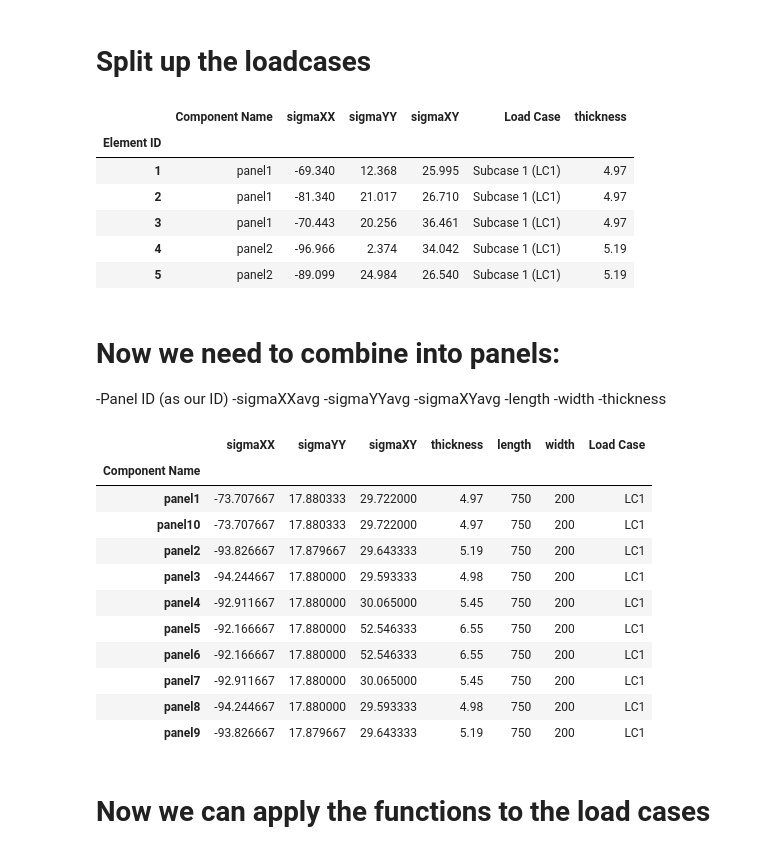
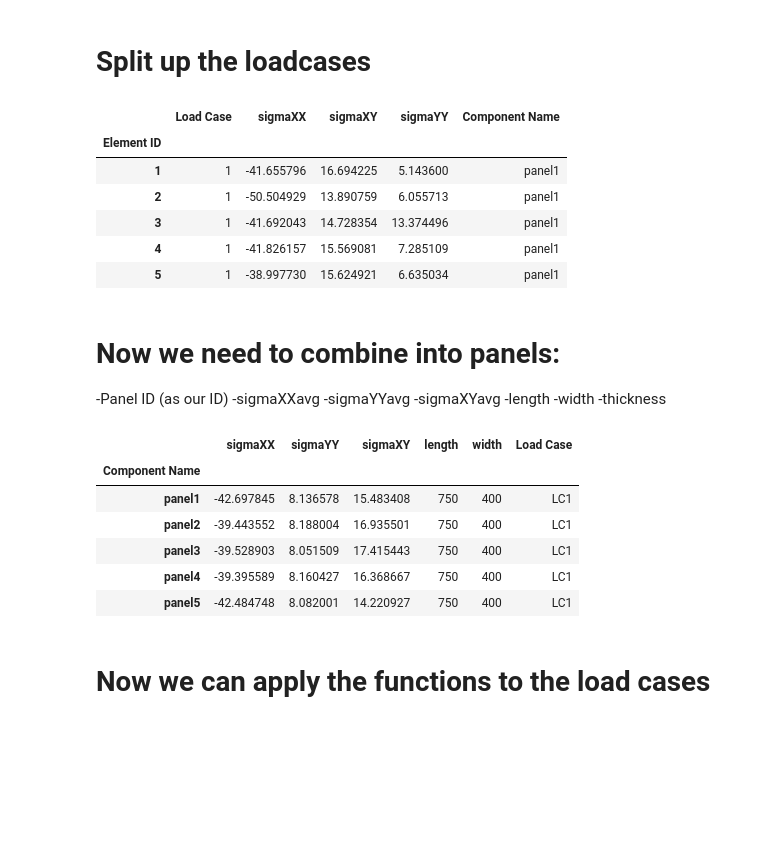
Before and after one commit to fabianober/tum-ase-project-2025-2, a Jupyter notebook: Notebooks/task_1e.ipynb, the cells around one changed output. Saved outputs shown, nothing was run; the diff lists cells and outputs as text; code cells hidden in the pictures; blank space fills up the shorter version.

Commit message:
Prepared the panel buckling

```diff
--- a/Notebooks/task_1e.ipynb
+++ b/Notebooks/task_1e.ipynb
@@ -30,12 +31,17 @@ rounding_digits = int(config['DEFAULT']['rounding_digits'])
 # Constants (Changed based on your data)
 # %%
 personal_data = personal_data_provider(name)
-sigma_yield = personal_data[0]
-EModulus = personal_data[1]
-nu = personal_data[2]
-print(f"Your personal data is: sigma_yield = {sigma_yield}, EModulus = {EModulus}, nu = {nu}. Please verify.")
+E_11 = personal_data[0]
+E_22 = personal_data[1]
+G_12 = personal_data[2]
+nu_12 = personal_data[3]
+print(f"Your personal data is: E11 = {E_11}, E22 = {E_22}, G12 = {G_12}, nu12 = {nu_12}. Please verify.")
+
+# Panel laminate properties
+panelStack = [45,45,-45,-45,0,0,90,90,90,90,0,0,-45,-45,45,45]
+tPanel = 0.552
 
 #Panel constants
 length = 750
-width = 200
+width = 400
 # %% [output]
@@ -45,13 +55,9 @@ Your personal data is: sigma_yield = 490, EModulus = 65241.07, nu = 0.34. Please
 # %%
 # New version of importing panel stress file
 paneldf = pd.read_csv(f'../data/{name}/panel.csv')
-
-
-#Import panel properties and reformat
-panelPropertiesdf = pd.read_csv(f'../data/{name}/properties/panel_properties.csv', index_col=0)
-panelPropertiesdf = panelPropertiesdf.reset_index()
-panelPropertiesdf = panelPropertiesdf.drop(columns=['Component Name', 'mass'])
-
+paneldf = paneldf.rename(columns={'Elements':'Element ID', 'XX':'sigmaXX', 'YY':'sigmaYY', 'XY':'sigmaXY', 'Loadcase':'Load Case'})
+paneldf['Component Name'] = paneldf.apply(elementComponentMatch, axis=1)
+paneldf = paneldf.drop(['FileID', 'Step', 'Layer'], axis=1)
 
 paneldf.head(5)
 # %% [output]
@@ -64,13 +70,10 @@ paneldf.head(5)
 # %% [markdown]
 # Split up the loadcases
 # %%
-loadCase1df = paneldf[paneldf['Load Case'] == 'Subcase 1 (LC1)']
-loadCase2df = paneldf[paneldf['Load Case'] == 'Subcase 2 (LC2)']
-loadCase3df = paneldf[paneldf['Load Case'] == 'Subcase 3 (LC3)']
-# Add the data to load case
-loadCase1df = pd.merge(loadCase1df, panelPropertiesdf, on='Element ID')
-loadCase2df = pd.merge(loadCase2df, panelPropertiesdf, on='Element ID')
-loadCase3df = pd.merge(loadCase3df, panelPropertiesdf, on='Element ID')
+loadCase1df = paneldf[paneldf['Load Case'] == 1]
+loadCase2df = paneldf[paneldf['Load Case'] == 2]
+loadCase3df = paneldf[paneldf['Load Case'] == 3]
+
 
 #Set index back to Element ID
 loadCase1df = loadCase1df.set_index('Element ID')
@@ -80,13 +83,13 @@ loadCase3df = loadCase3df.set_index('Element ID')
 #Give some overview
 loadCase1df.head(5)
 # %% [output]
-|  | Component Name | sigmaXX | sigmaYY | sigmaXY | Load Case | thickness |
-| Element ID |  |  |  |  |  |  |
-| 1 | panel1 | -69.340 | 12.368 | 25.995 | Subcase 1 (LC1) | 4.97 |
-| 2 | panel1 | -81.340 | 21.017 | 26.710 | Subcase 1 (LC1) | 4.97 |
-| 3 | panel1 | -70.443 | 20.256 | 36.461 | Subcase 1 (LC1) | 4.97 |
-| 4 | panel2 | -96.966 | 2.374 | 34.042 | Subcase 1 (LC1) | 5.19 |
-| 5 | panel2 | -89.099 | 24.984 | 26.540 | Subcase 1 (LC1) | 5.19 |
+|  | Load Case | sigmaXX | sigmaXY | sigmaYY | Component Name |
+| Element ID |  |  |  |  |  |
+| 1 | 1 | -41.655796 | 16.694225 | 5.143600 | panel1 |
+| 2 | 1 | -50.504929 | 13.890759 | 6.055713 | panel1 |
+| 3 | 1 | -41.692043 | 14.728354 | 13.374496 | panel1 |
+| 4 | 1 | -41.826157 | 15.569081 | 7.285109 | panel1 |
+| 5 | 1 | -38.997730 | 15.624921 | 6.635034 | panel1 |
 # %% [markdown]
 # Now we need to combine into panels:
 -Panel ID (as our ID)
@@ -103,54 +106,46 @@ panelLC1 = loadCase1df.groupby('Component Name').agg({
     'sigmaXX': 'mean',
     'sigmaYY':'mean',
     'sigmaXY':'mean',
-    'thickness':'max'
 })
 dataframeLength = len(panelLC1)
 panelLC1['length'] = [length]*dataframeLength
 panelLC1['width'] = [width]*dataframeLength
 panelLC1['Load Case'] = ['LC1'] * dataframeLength
 
 
 #For load case 2
 panelLC2 = loadCase2df.groupby('Component Name').agg({
     'sigmaXX': 'mean',
     'sigmaYY':'mean',
-    'sigmaXY':'mean',
-    'thickness':'max'
+    'sigmaXY':'mean'
 })
 dataframeLength = len(panelLC2)
 panelLC2['length'] = [length]*dataframeLength
 panelLC2['width'] = [width]*dataframeLength
 panelLC2['Load Case'] = ['LC2'] * dataframeLength
 
 
 #For load case 3
 panelLC3 = loadCase3df.groupby('Component Name').agg({
     'sigmaXX': 'mean',
     'sigmaYY':'mean',
-    'sigmaXY':'mean',
-    'thickness':'max'
+    'sigmaXY':'mean'
 })
 dataframeLength = len(panelLC3)
 panelLC3['length'] = [length]*dataframeLength
 panelLC3['width'] = [width]*dataframeLength
 panelLC3['Load Case'] = ['LC3'] * dataframeLength
 
 
 panelLC1
 # %% [output]
-|  | sigmaXX | sigmaYY | sigmaXY | thickness | length | width | Load Case |
-| Component Name |  |  |  |  |  |  |  |
-| panel1 | -73.707667 | 17.880333 | 29.722000 | 4.97 | 750 | 200 | LC1 |
-| panel10 | -73.707667 | 17.880333 | 29.722000 | 4.97 | 750 | 200 | LC1 |
-| panel2 | -93.826667 | 17.879667 | 29.643333 | 5.19 | 750 | 200 | LC1 |
-| panel3 | -94.244667 | 17.880000 | 29.593333 | 4.98 | 750 | 200 | LC1 |
-| panel4 | -92.911667 | 17.880000 | 30.065000 | 5.45 | 750 | 200 | LC1 |
-| panel5 | -92.166667 | 17.880000 | 52.546333 | 6.55 | 750 | 200 | LC1 |
-| panel6 | -92.166667 | 17.880000 | 52.546333 | 6.55 | 750 | 200 | LC1 |
-| panel7 | -92.911667 | 17.880000 | 30.065000 | 5.45 | 750 | 200 | LC1 |
-| panel8 | -94.244667 | 17.880000 | 29.593333 | 4.98 | 750 | 200 | LC1 |
-| panel9 | -93.826667 | 17.879667 | 29.643333 | 5.19 | 750 | 200 | LC1 |
+|  | sigmaXX | sigmaYY | sigmaXY | length | width | Load Case |
+| Component Name |  |  |  |  |  |  |
+| panel1 | -42.697845 | 8.136578 | 15.483408 | 750 | 400 | LC1 |
+| panel2 | -39.443552 | 8.188004 | 16.935501 | 750 | 400 | LC1 |
+| panel3 | -39.528903 | 8.051509 | 17.415443 | 750 | 400 | LC1 |
+| panel4 | -39.395589 | 8.160427 | 16.368667 | 750 | 400 | LC1 |
+| panel5 | -42.484748 | 8.082001 | 14.220927 | 750 | 400 | LC1 |
 # %% [markdown]
 # Now we can apply the functions to the load cases
 # %%
```
Also changed, not shown: parts of 21 cells of this notebook.
